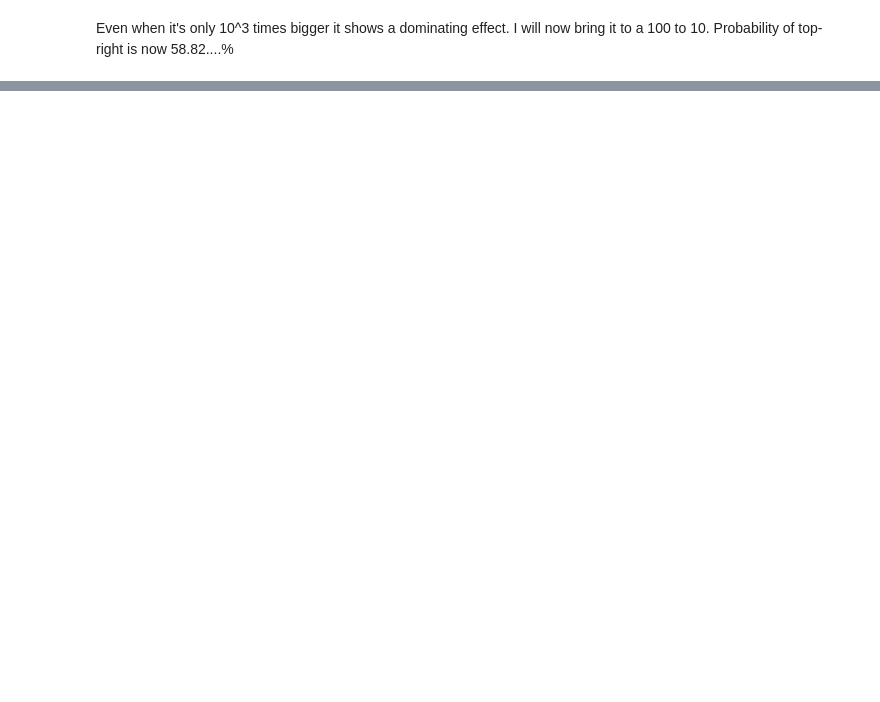
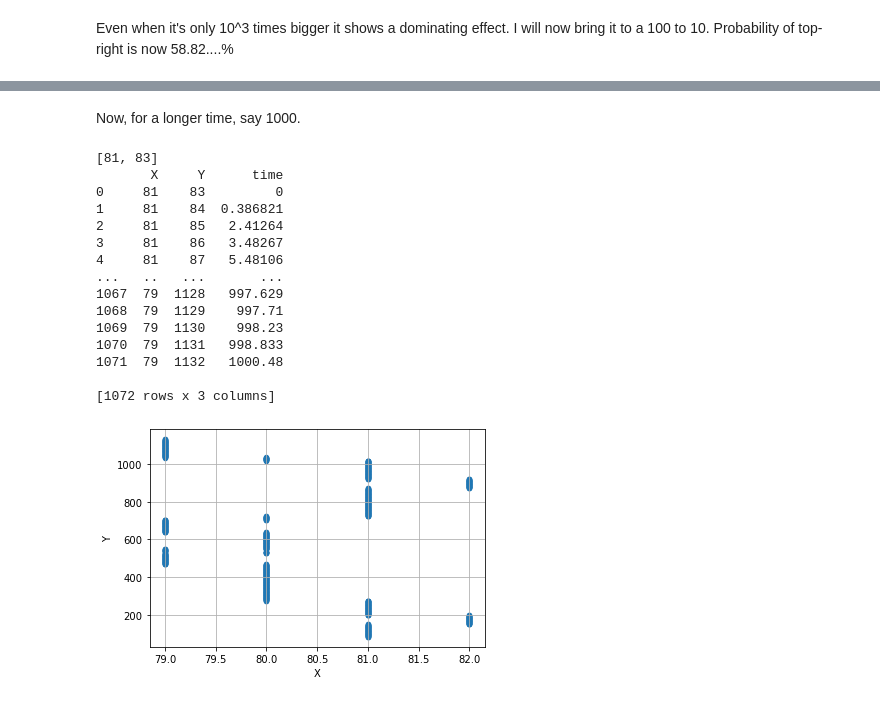
Before and after one commit to Jassu1998/Chem400, a Jupyter notebook: Chem400.ipynb, the cells around one changed output, grey strips where cells are left out. Cells and saved outputs as stored; diff of their text form; code cells hidden in the pictures; blank space fills up the shorter version.

```diff
--- a/Chem400.ipynb
+++ b/Chem400.ipynb
@@ -412,0 +627,60 @@ Even now, it still dominates considering , as we also have the possibility of ge
+# %% [markdown]
+Now, for a longer time, say 1000.
+# %%
+import random
+import math
+import matplotlib.pyplot as plt
+import pandas as pd
+
+
+def random_walk():
+    a = random.randint(1, 100)
+    b = random.randint(1, 100)
+    pandas_df = pd.DataFrame(columns=['X', 'Y', 'time'])
+    print([a, b])
+    K_1 = 10000  # up
+    K_2 = 10  # down
+    K_3 = 10  # right
+    K_4 = 10  # left
+    K_5 = 10  # right,top
+    K_6 = 10  # left,top
+    K_7 = 10  # right,bottom
+    K_8 = 10  # left,bottom
+    K_tot = K_1 + K_2 + K_3 + K_4 + K_5 + K_6 + K_7 + K_8
+    time = 0
+    position = [a, b]
+    movements = [[0, 1], [0, -1], [1, 0], [-1, 0], [1, 1], [-1, 1], [1, -1], [-1, -1]]
+    weights = [K_1 / K_tot, K_2 / K_tot, K_3 / K_tot, K_4 / K_tot, K_5 / K_tot, K_6 / K_tot, K_7 / K_tot, K_8 / K_tot]
+    pandas_df.loc[0] = [a] + [b] + [0]
+    line = 1
+    while time < 1000:
+        step = random.choices(movements, weights)[0]
+        random_var = 1 - random.random()
+        time = time - math.log(random_var)
+        for i in range(len(step)):
+            position[i] += step[i]
+        pandas_df.loc[line] = [position[0]] + [position[1]] + [time]
+        line += 1
+    print(pandas_df)
+    fig,ax = plt.subplots()
+    plot_of_the_randomwalk = pandas_df.plot(kind='scatter',x='X', y='Y',s=None,ax=ax)
+    ax.grid()
+    plt.show()
+random_walk()
+# %% [output]
+[81, 83]
+       X     Y      time
+0     81    83         0
+1     81    84  0.386821
+2     81    85   2.41264
+3     81    86   3.48267
+4     81    87   5.48106
+...   ..   ...       ...
+1067  79  1128   997.629
+1068  79  1129    997.71
+1069  79  1130    998.23
+1070  79  1131   998.833
+1071  79  1132   1000.48
+
+[1072 rows x 3 columns]
+[figure, added]
```
Also changed, not shown: parts of 15 cells of this notebook.
